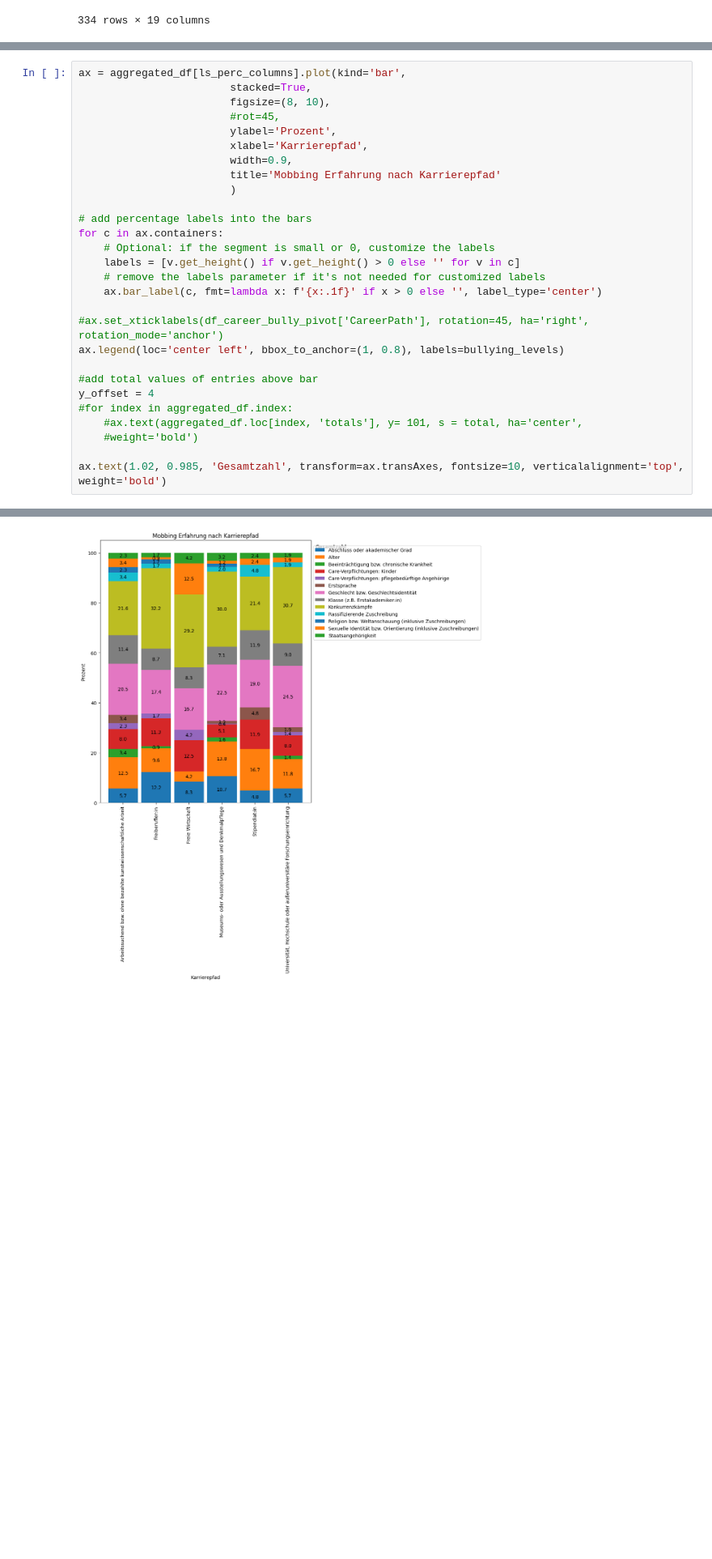
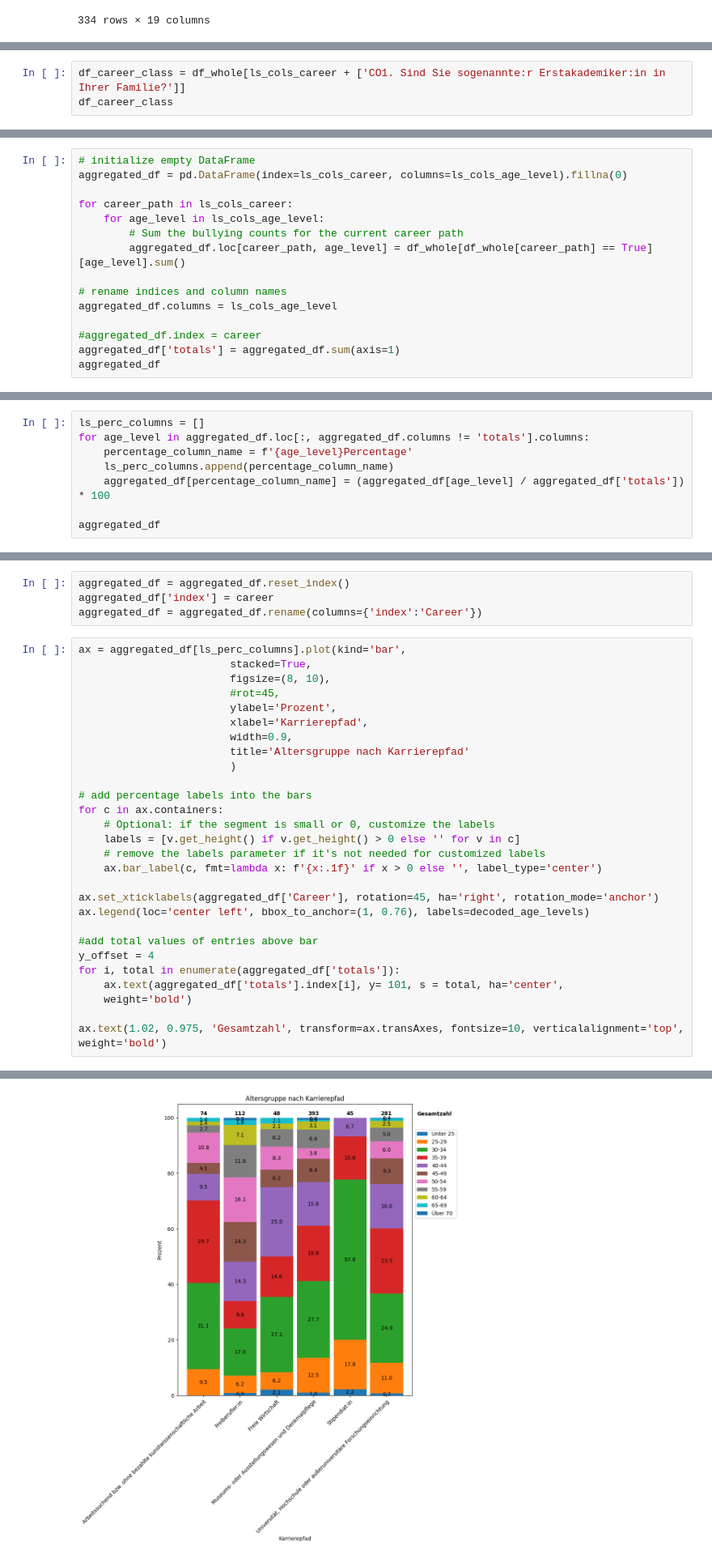
Before and after one commit to michaelgerloff/Survey_working_conditions_art_history, a Jupyter notebook: notebooks/02_Correlation_Analysis.ipynb, the cells around one changed output, grey strips where cells are left out. Shown at 81% size. Drawn from its saved outputs; the diff is of its cells as text; blank space fills up the shorter version.

Commit message:
data inspection and data visualization. Career Path vs. bullying types, native language, first time academics and age group

```diff
--- a/notebooks/02_Correlation_Analysis.ipynb
+++ b/notebooks/02_Correlation_Analysis.ipynb
@@ -822,0 +982,3 @@ dtype: float64
+# %%
+df_career_class = df_whole[ls_cols_career + ['CO1. Sind Sie sogenannte:r Erstakademiker:in in Ihrer Familie?']]
+df_career_class
@@ -822,0 +1087,15 @@ dtype: float64
+# %%
+# initialize empty DataFrame
+aggregated_df = pd.DataFrame(index=ls_cols_career, columns=ls_cols_age_level).fillna(0)
+
+for career_path in ls_cols_career:
+    for age_level in ls_cols_age_level:
+        # Sum the bullying counts for the current career path
+        aggregated_df.loc[career_path, age_level] = df_whole[df_whole[career_path] == True][age_level].sum()
+
+# rename indices and column names
+aggregated_df.columns = ls_cols_age_level
+
+#aggregated_df.index = career
+aggregated_df['totals'] = aggregated_df.sum(axis=1)
+aggregated_df
@@ -822,0 +1110,8 @@ dtype: float64
+# %%
+ls_perc_columns = []
+for age_level in aggregated_df.loc[:, aggregated_df.columns != 'totals'].columns:
+    percentage_column_name = f'{age_level}Percentage'
+    ls_perc_columns.append(percentage_column_name)
+    aggregated_df[percentage_column_name] = (aggregated_df[age_level] / aggregated_df['totals']) * 100
+
+aggregated_df
@@ -823,3 +1137,7 @@ dtype: float64
+# %%
+aggregated_df = aggregated_df.reset_index()
+aggregated_df['index'] = career
+aggregated_df = aggregated_df.rename(columns={'index':'Career'})
 # %%
 ax = aggregated_df[ls_perc_columns].plot(kind='bar',
                         stacked=True,
@@ -828,7 +1146,7 @@ ax = aggregated_df[ls_perc_columns].plot(kind='bar',
                         ylabel='Prozent',
                         xlabel='Karrierepfad',
                         width=0.9,
-                        title='Mobbing Erfahrung nach Karrierepfad'
+                        title='Altersgruppe nach Karrierepfad'
                         )
 
 # add percentage labels into the bars
@@ -838,14 +1156,14 @@ for c in ax.containers:
     # remove the labels parameter if it's not needed for customized labels
     ax.bar_label(c, fmt=lambda x: f'{x:.1f}' if x > 0 else '', label_type='center')
 
-#ax.set_xticklabels(df_career_bully_pivot['CareerPath'], rotation=45, ha='right', rotation_mode='anchor')
-ax.legend(loc='center left', bbox_to_anchor=(1, 0.8), labels=bullying_levels)
+ax.set_xticklabels(aggregated_df['Career'], rotation=45, ha='right', rotation_mode='anchor')
+ax.legend(loc='center left', bbox_to_anchor=(1, 0.76), labels=decoded_age_levels)
 
 #add total values of entries above bar
 y_offset = 4
-#for index in aggregated_df.index:
-    #ax.text(aggregated_df.loc[index, 'totals'], y= 101, s = total, ha='center',
-    #weight='bold')
+for i, total in enumerate(aggregated_df['totals']):
+    ax.text(aggregated_df['totals'].index[i], y= 101, s = total, ha='center',
+    weight='bold')
 
-ax.text(1.02, 0.985, 'Gesamtzahl', transform=ax.transAxes, fontsize=10, verticalalignment='top', weight='bold')
+ax.text(1.02, 0.975, 'Gesamtzahl', transform=ax.transAxes, fontsize=10, verticalalignment='top', weight='bold')
 # %% [output]
@@ -853 +1171 @@ Text(1.02, 0.985, 'Gesamtzahl')
-[figure, old version]
+[figure, new version]
```
Also changed, not shown: parts of 36 cells of this notebook, 4 other files.
